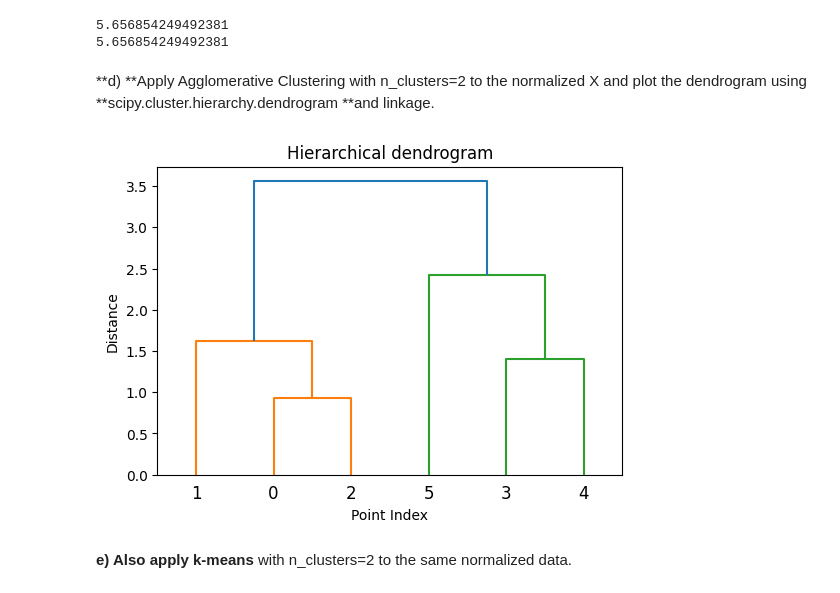
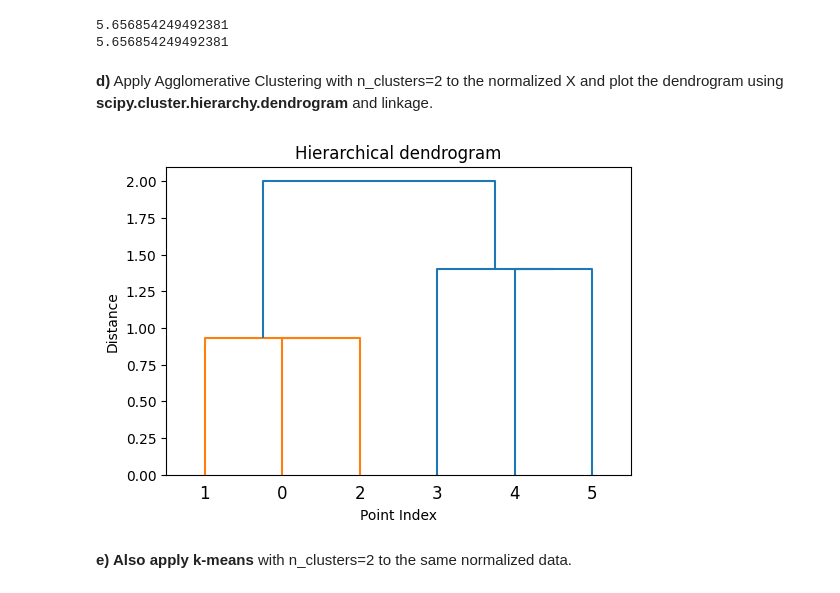
Before and after one commit to frafrad/Flipped-Classroom_S4_FRADIANI-MURGANTE-FRANCESCA, a Jupyter notebook: Flipped_Classroom_S4_FRADIANI_MURGANTE.ipynb, the cells around one changed output. Saved outputs shown, nothing was run; the diff lists cells and outputs as text; code cells hidden in the pictures.

```diff
--- a/Flipped_Classroom_S4_FRADIANI_MURGANTE.ipynb
+++ b/Flipped_Classroom_S4_FRADIANI_MURGANTE.ipynb
@@ -191,21 +190,21 @@ print(np.linalg.norm(X[0] - X[3]))
 5.656854249492381
 5.656854249492381
 # %% [markdown]
-**d) **Apply Agglomerative Clustering with n_clusters=2 to the normalized X and plot the dendrogram using **scipy.cluster.hierarchy.dendrogram **and linkage.
+**d)** Apply Agglomerative Clustering with n_clusters=2 to the normalized X and plot the dendrogram using **scipy.cluster.hierarchy.dendrogram** and linkage.
 # %%
 # d) agglomerative clustering on X_scaled + dendrogram
 agglo = AgglomerativeClustering(n_clusters=2)
 agglo_labels = agglo.fit_predict(X_scaled)
 # calcolo la matrice linkage
-linkage_matrix = linkage(X_scaled, method= 'ward')
+linkage_matrix = linkage(X_scaled)
 plt.figure(figsize=(6,4))
 dendrogram(linkage_matrix)
 plt.title('Hierarchical dendrogram')
 plt.xlabel('Point Index')
 plt.ylabel('Distance')
 plt.show()
 # %% [output]
-[figure, old version]
+[figure, new version]
 # %% [markdown]
 **e) **Also apply** k-means** with n_clusters=2 to the same normalized data.
 # %%
```
Also changed, not shown: parts of 9 cells of this notebook.
